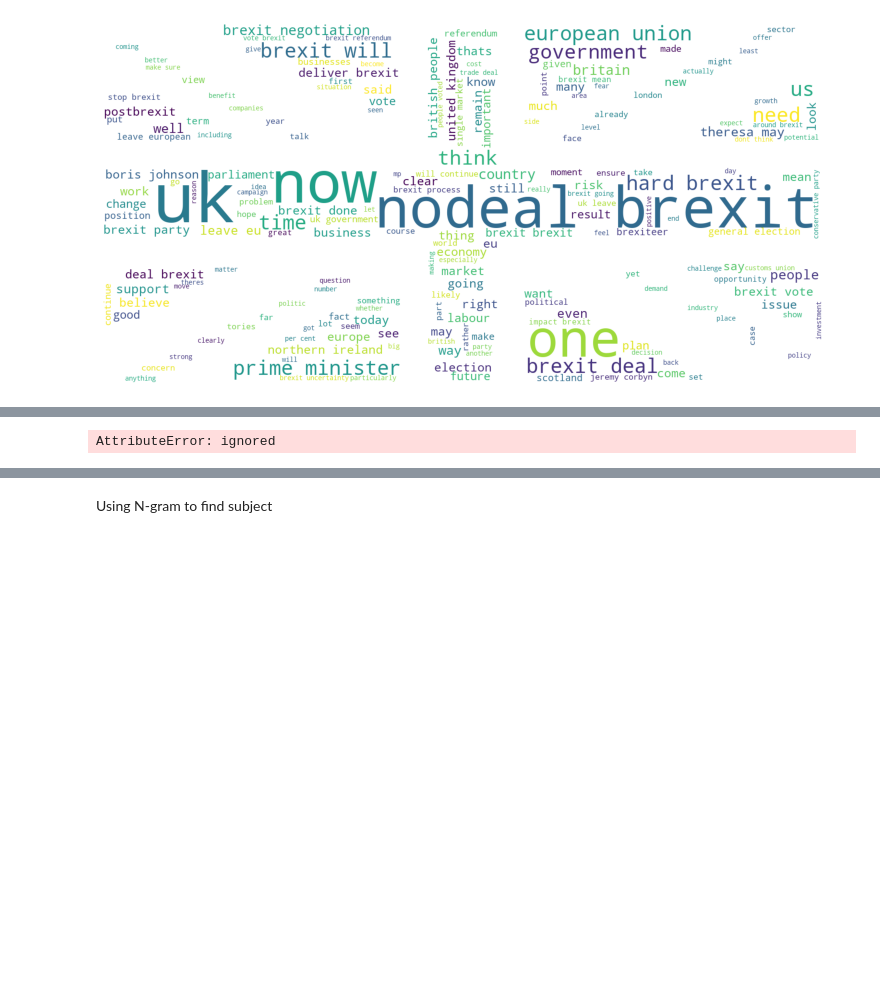
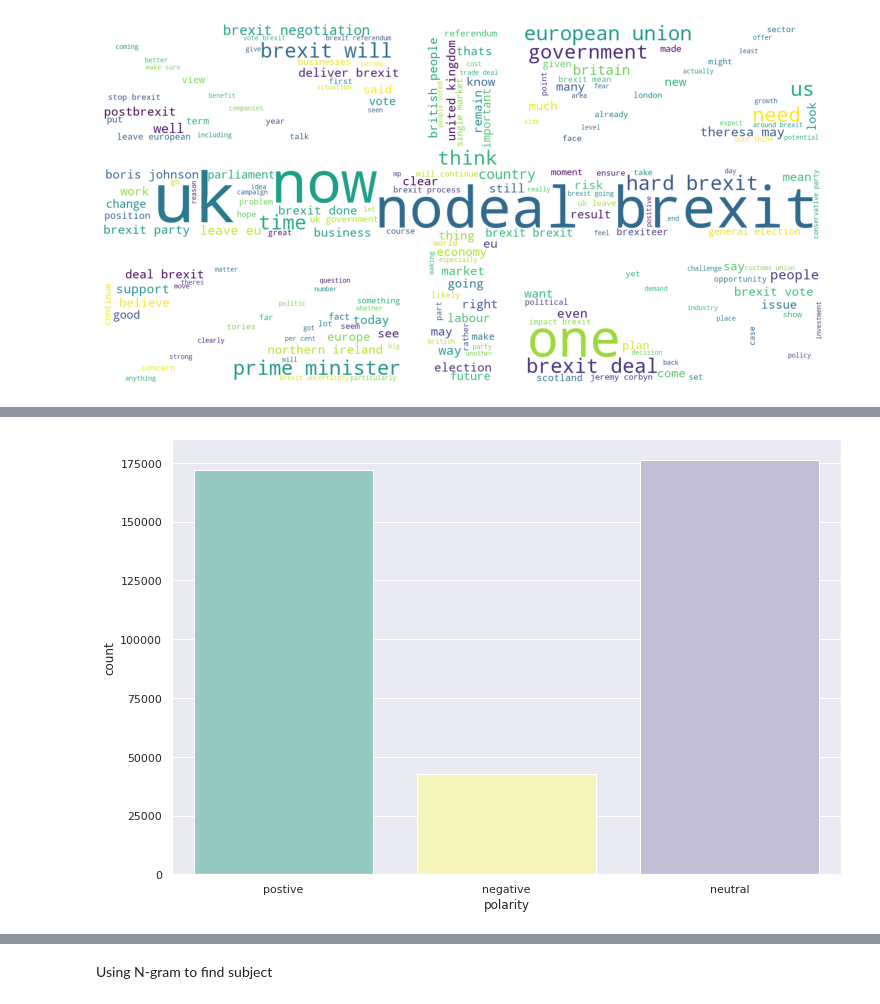
Before and after one commit to epfl-ada/ada-2021-project-top-spot, a Jupyter notebook: project.ipynb, the cells around one changed output, grey strips where cells are left out. Drawn from its saved outputs; the diff is of its cells as text; code cells hidden in the pictures; blank space fills up the shorter version.

```diff
--- a/project.ipynb
+++ b/project.ipynb
@@ -73,16 +28,16 @@ logging.basicConfig(format='%(asctime)s : %(levelname)s : %(message)s', level=lo
 # %%
 # The original datafile path, contains all the Quote from 2015-2020
-##dataset_path='/content/drive/Shareddrives/Ada/Quotebank'
+dataset_path='/content/drive/Shareddrives/Ada/Quotebank'
 
 # The path store the first preprocessed Pickles
-#pickle_path='/content/drive/Shareddrives/Ada/pickle'
+pickle_path='/content/drive/Shareddrives/Ada/pickle'
 
 # Specify which cols to drop and which to keep
-#use_cols=["qids","quoteID","quotation","speaker","date","numOccurrences","probas","urls","phase"]
-#ignore_cols=[]
+use_cols=["qids","quoteID","quotation","speaker","date","numOccurrences","probas","urls","phase"]
+ignore_cols=[]
 
 # The chunk_size for the pickles
-#chunk_size = 600000
+chunk_size = 600000
 # %%
 # here if you want to remove the pickles and try to make new pickles
 # shutil.rmtree(pickle_path)
@@ -95,18 +47,18 @@ drive.mount('/content/drive')
 # If not process them into pickles
-#if not os.listdir(pickle_path):
-   # for name in glob.glob(dataset_path + "/*.bz2"):
-   #   print("pickling "+name)
-   #   pickle_name=name.split('/')[6].split('.')[0]
-   #   reader = pd.read_json(name, chunksize=chunk_size, lines=True, compression='bz2')
-   #   for i, chunk in enumerate(reader):
-   #     chunk=chunk[use_cols]
-   #     out_file = pickle_path + "/"+ pickle_name + "_{}.pkl".format(i+1)
-   #     with open(out_file, "wb") as f:
-   #         pickle.dump(chunk,f,pickle.HIGHEST_PROTOCOL)
-   #     chunk=""
-  #  print('Pickles made!,ready to go!')
-#else:
- #   print("Already processed data into pickles, you can use them right away!")
+if not os.listdir(pickle_path):
+   for name in glob.glob(dataset_path + "/*.bz2"):
+     print("pickling "+name)
+     pickle_name=name.split('/')[6].split('.')[0]
+     reader = pd.read_json(name, chunksize=chunk_size, lines=True, compression='bz2')
+     for i, chunk in enumerate(reader):
+       chunk=chunk[use_cols]
+       out_file = pickle_path + "/"+ pickle_name + "_{}.pkl".format(i+1)
+       with open(out_file, "wb") as f:
+           pickle.dump(chunk,f,pickle.HIGHEST_PROTOCOL)
+       chunk=""
+   print('Pickles made!,ready to go!')
+else:
+   print("Already processed data into pickles, you can use them right away!")
 # %% [output]
 Already processed data into pickles, you can use them right away!
 # %%
@@ -251,29 +199,29 @@ Requirement already satisfied: six in /usr/local/lib/python3.7/dist-packages (fr
 # %%
 # sentimental analysis
 from textblob import TextBlob
 if 'polarity' not in df.columns:
   df.insert(df.shape[1],'polarity','None')
 def polarity_to_text(blob):
       if (blob.sentiment.polarity > 0.1):
         #'Polarity is positive 😊'
           return 'postive'
       elif(blob.sentiment.polarity <= 0.1 and  blob.sentiment.polarity >= -0.1):
           # 'Polarity is neutral 😐'
           return 'neutral'
       else:
         # 'Polarity is negative 😡'
           return 'negative'
 
 
 if df.iloc[1].polarity=="None":
   for i,data in df.iterrows():
     blob = TextBlob(data.quotation)
     emotion=polarity_to_text(blob)
-    df.set_value(i,'polarity',emotion)
+    df.at[i,'polarity']=emotion
 
 plt.figure(figsize=(12,8))
 sns.set_theme(style="darkgrid")
 ax = sns.countplot(x="polarity", data=df,palette="Set3")
 plt.show()
 # %% [output]
-AttributeError: ignored
+[figure, added]
```
Also changed, not shown: parts of 24 cells of this notebook, 1 other file.
